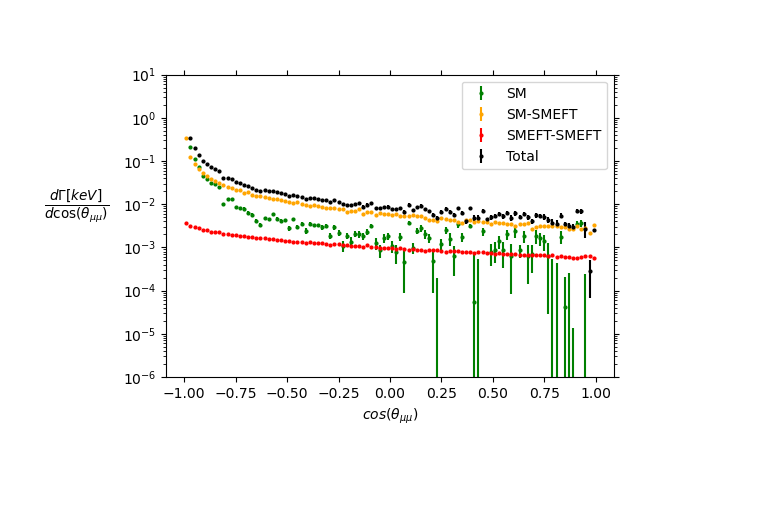
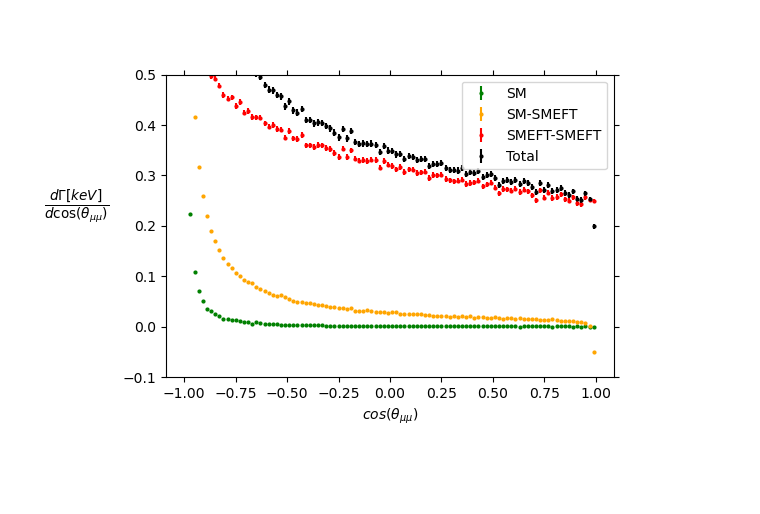
Before and after one commit to lucatocci/Masters, a Jupyter notebook: Masters Project/Master Scale Pickle.ipynb, the cells around one changed output. Drawn from its saved outputs; the diff is of its cells as text; code cells hidden in the pictures.

```diff
--- a/Masters Project/Master Scale Pickle.ipynb
+++ b/Masters Project/Master Scale Pickle.ipynb
@@ -137,8 +447,14 @@ plt.show()
 fig, ax = plt.subplots()
 fig.subplots_adjust(left=0.2, bottom=0.25)
 
-lower = 0.1
-upper = 2
+i_HB = 10
+i_HW = 1
+i_HWB = 100
+i_eH = 1
+i_eB = 1
+i_eW = 1
+lower = 1
+upper = 10
 num = 50
 ss = np.linspace(lower, upper, num)
 norm = 2 / bins
@@ -160,50 +476,50 @@ I_cos_alt8_9 = np.array(rick.load(open('I_cos_alt8_9mas_sep1', 'rb')))
 I_cos_alt8_10 = np.array(rick.load(open('I_cos_alt8_10mas_sep1', 'rb')))
 mas_ls = [I_cos_alt4_1, I_cos_alt6_1, I_cos_alt6_2, I_cos_alt6_3, I_cos_alt6_4, I_cos_alt8_5, I_cos_alt8_6, I_cos_alt8_7, I_cos_alt8_8, I_cos_alt8_9, I_cos_alt8_10]
 
-def cos_alt_anim(l, lower, upper, num):
+def cos_alt_anim(l, lower, upper, num, i_HB, i_HW, i_HWB, i_eH, i_eB, i_eW):
     k = keV / norm
-    return k * scale_anim(l, sin, cos, upper, lower, num)
+    return k * scale_anim(l, sin, cos, upper, lower, num, i_HB, i_HW, i_HWB, i_eH, i_eB, i_eW)
 
 def cos_alt_4sum_init(i):
     cos_alt_4sum = 0
     cos_alt_4errsum = 0
     for j in range(0, 1):
-        cos_alt_4sum += cos_alt_anim(mas_ls, lower, upper, num)[i, 2*j]
-        cos_alt_4errsum += cos_alt_anim(mas_ls, lower, upper, num)[i, 2*j + 1]
+        cos_alt_4sum += cos_alt_anim(mas_ls, lower, upper, num, i_HB, i_HW, i_HWB, i_eH, i_eB, i_eW)[i, 2*j]
+        cos_alt_4errsum += cos_alt_anim(mas_ls, lower, upper, num, i_HB, i_HW, i_HWB, i_eH, i_eB, i_eW)[i, 2*j + 1]
     return np.array([cos_alt_4sum, cos_alt_4errsum])
 
 def cos_alt_6sum_init(i):
     cos_alt_6sum = 0
     cos_alt_6errsum = 0
     for j in range(1, 5):
-        cos_alt_6sum += cos_alt_anim(mas_ls, lower, upper, num)[i, 2*j]
-        cos_alt_6errsum += cos_alt_anim(mas_ls, lower, upper, num)[i, 2*j + 1]
+        cos_alt_6sum += cos_alt_anim(mas_ls, lower, upper, num, i_HB, i_HW, i_HWB, i_eH, i_eB, i_eW)[i, 2*j]
+        cos_alt_6errsum += cos_alt_anim(mas_ls, lower, upper, num, i_HB, i_HW, i_HWB, i_eH, i_eB, i_eW)[i, 2*j + 1]
     return np.array([cos_alt_6sum, cos_alt_6errsum])
 
 def cos_alt_8sum_init(i):
     cos_alt_8sum = 0
     cos_alt_8errsum = 0
     for j in range(5, 11):
-        cos_alt_8sum += cos_alt_anim(mas_ls, lower, upper, num)[i, 2*j]
-        cos_alt_8errsum += cos_alt_anim(mas_ls, lower, upper, num)[i, 2*j + 1]
+        cos_alt_8sum += cos_alt_anim(mas_ls, lower, upper, num, i_HB, i_HW, i_HWB, i_eH, i_eB, i_eW)[i, 2*j]
+        cos_alt_8errsum += cos_alt_anim(mas_ls, lower, upper, num, i_HB, i_HW, i_HWB, i_eH, i_eB, i_eW)[i, 2*j + 1]
     return np.array([cos_alt_8sum, cos_alt_8errsum])
 
 def animate(i):
     ax.clear()
-    plt.ylim(10**-6, 10)
-    plt.yscale('log')
+    plt.ylim(-0.1, 0.5)
+    #plt.yscale('log')
     ax.errorbar(cos_s, cos_alt_4sum_init(i)[0],  color = 'green', label = 'SM', yerr = cos_alt_4sum_init(i)[1], ls = 'none', markersize = 4, marker = '.')
     ax.errorbar(cos_s, cos_alt_6sum_init(i)[0],  color = 'orange', label = 'SM-SMEFT', yerr = cos_alt_6sum_init(i)[1], ls = 'none', markersize = 4, marker = '.')
     ax.errorbar(cos_s, cos_alt_8sum_init(i)[0],  color = 'red', label = 'SMEFT-SMEFT', yerr = cos_alt_8sum_init(i)[1], ls = 'none', markersize = 4, marker = '.')
     ax.errorbar(cos_s, cos_alt_4sum_init(i)[0]+cos_alt_6sum_init(i)[0]+cos_alt_8sum_init(i)[0],  color = 'black', label = 'Total', yerr = cos_alt_4sum_init(i)[1]+cos_alt_6sum_init(i)[1]+cos_alt_8sum_init(i)[1], ls = 'none', markersize = 4, marker = '.')
     plt.ylabel(r'$\frac{d\Gamma[keV]}{d\cos(\theta_{\mu\mu})}$', rotation = '0', fontsize = 14)
     #ax.text(-0.6, 0.12, r'$x(C_{AA})=x(C_{AZ})=x(C_{eH})=x(C_{eB})=x(C_{eW})=$' +str(round(ss[i], 6))+'', fontsize = 10)
     ax.yaxis.set_label_coords(-0.2, 0.5)
     plt.xlabel(r'$cos(\theta_{\mu\mu})$')
     plt.legend(loc='upper right')
 
 anim = FuncAnimation(fig, animate, interval=100, frames=num, repeat=False)
-anim.save('cos_alt_slider_mas.gif', writer='pillow')
+anim.save('cos_alt_slider_mas_peak.gif', writer='pillow')
 plt.show()
 # %% [output]
-[figure, old version]
+[figure, new version]
```
Also changed, not shown: parts of 11 cells of this notebook, 2 other files.
